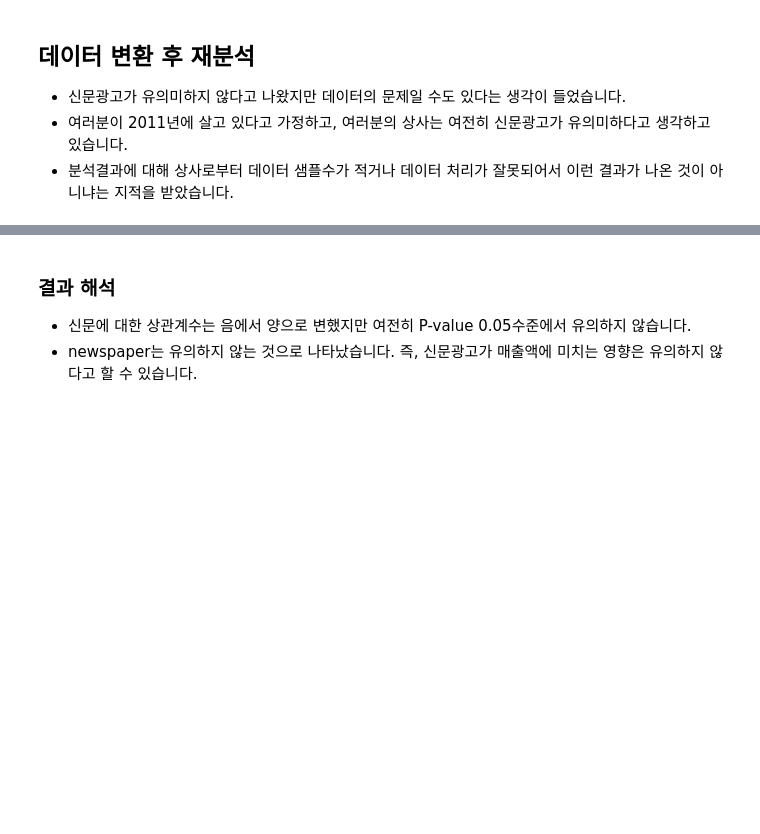
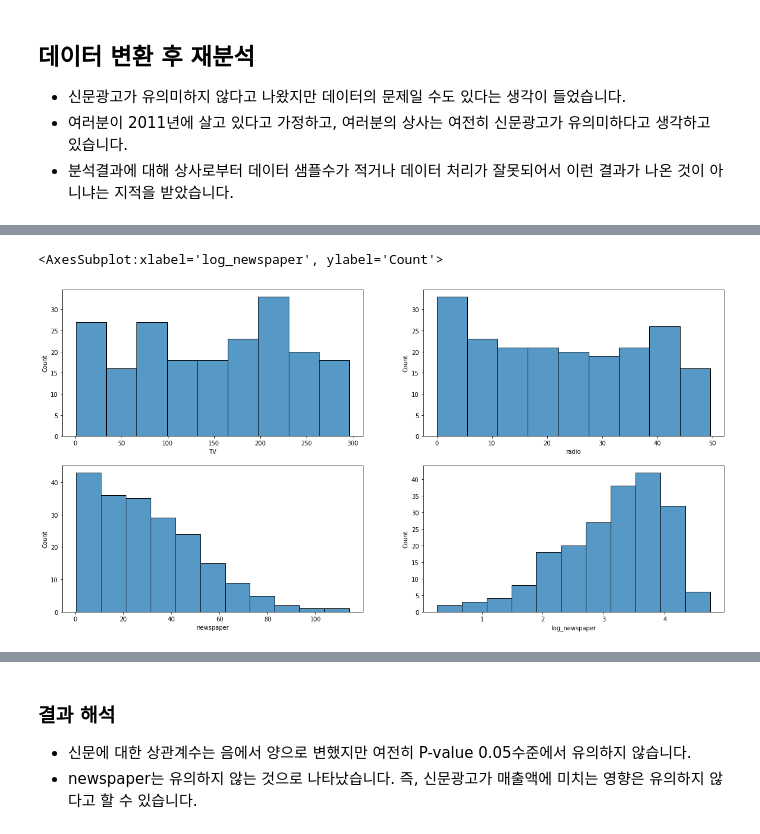
Before and after one commit to diligejy/python_analysis, a Jupyter notebook: fc_python_data_analysis/marketing/practice/01_[Acquisition]_Advertising(Student).ipynb, the cells around one changed output, grey strips where cells are left out. Drawn from its saved outputs; the diff is of its cells as text; code cells hidden in the pictures; blank space fills up the shorter version.

```diff
--- a/fc_python_data_analysis/marketing/practice/01_[Acquisition]_Advertising(Student).ipynb
+++ b/fc_python_data_analysis/marketing/practice/01_[Acquisition]_Advertising(Student).ipynb
@@ -265,3 +273,6 @@ dtype: float64
 # 정규화를 위해 로그 변환을 해줍니다.
 
 import numpy as np
+
+df['log_newspaper'] = np.log(df['newspaper'] + 1)
+df[['log_newspaper', 'newspaper']]
@@ -268,9 +293,19 @@ import numpy as np
 # %%
 # 변환 결과를 시각화 해봅니다.
 
 # 데이터의 분포를 다시 시각화 해봅니다.
 # 4개의 시각화를 한 화면에 배치합니다.
+figure, ((ax1, ax2), (ax3, ax4)) = plt.subplots(nrows = 2, ncols = 2)
 
 # 시각화의 사이즈를 설정해줍니다.
+figure.set_size_inches(20, 10)
+
 
 # 미디어별 매체비 분포를 seaborn의 distplot으로 시각화해봅니다.
+sns.histplot(df['TV'], ax=ax1)
+sns.histplot(df['radio'], ax=ax2)
+sns.histplot(df['newspaper'], ax=ax3)
+sns.histplot(df['log_newspaper'], ax=ax4)
+# %% [output]
+<AxesSubplot:xlabel='log_newspaper', ylabel='Count'>
+[figure, added]
```
Also changed, not shown: parts of 9 cells of this notebook, 15 other files.
